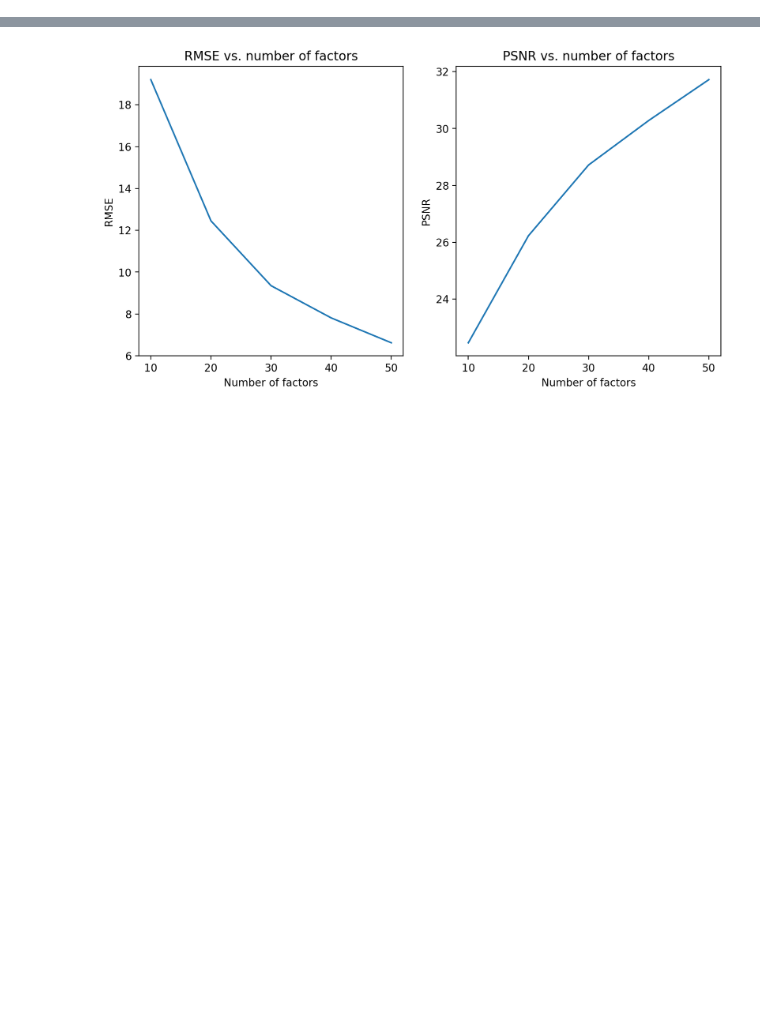
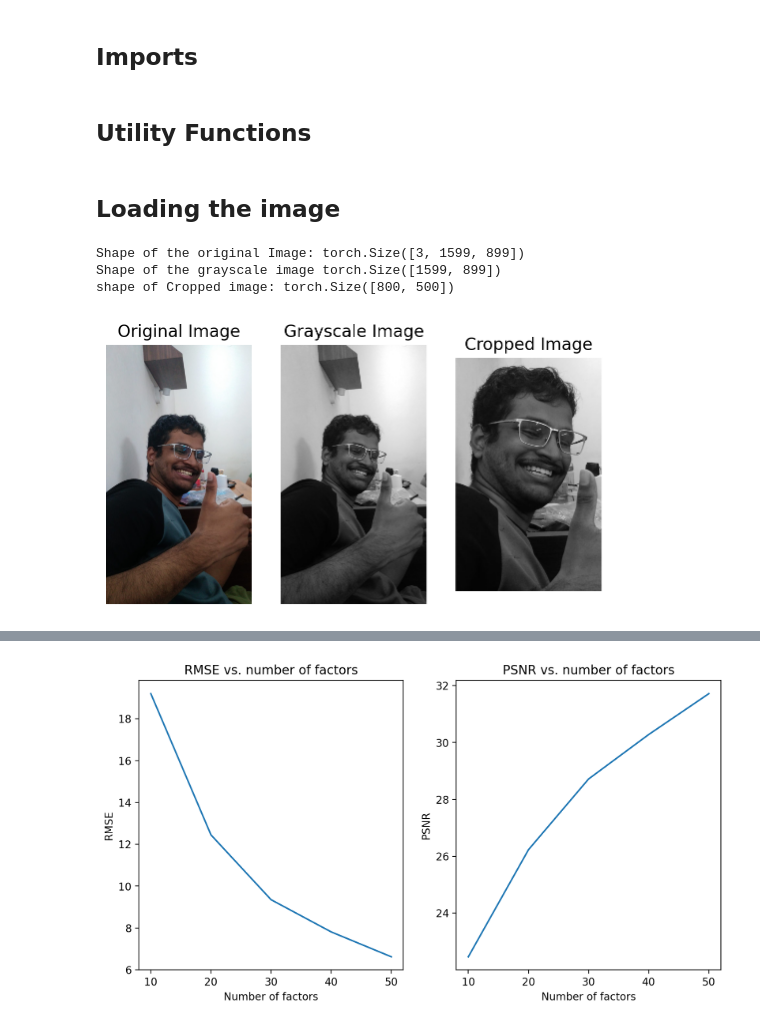
Before and after one commit to Karan-Gandhi/ES335-Assignment-2, a Jupyter notebook: task4.ipynb, the cells around one changed output, grey strips where cells are left out. Cells and saved outputs as stored; diff of their text form; code cells hidden in the pictures; blank space fills up the shorter version.

```diff
--- a/task4.ipynb
+++ b/task4.ipynb
@@ -1,3 +9,5 @@
+# %% [markdown]
+## Imports
 # %%
 import os
 import numpy as np
@@ -15,3 +25,52 @@ from metrics import calculate_rmse, calculate_psnr
 %config InlineBackend.figure_format = 'retina'
 
 device = torch.device("cuda:0" if torch.cuda.is_available() else "cpu")
+# %% [markdown]
+## Utility Functions
+# %%
+def display_image(img, gray=True):
+    if gray:
+        plt.imshow(img, cmap='gray')
+    else:
+        plt.imshow(img)
+    plt.axis('off')
+
+# Mask the image with NaN values
+def mask_image(img, prop):
+    img_copy = img.clone()
+    mask = torch.rand(img.shape) < prop
+    # img_copy[200:300, 200:300] = float('nan')
+    img_copy[mask] = float('nan')
+    return img_copy, mask
+# %% [markdown]
+## Loading the image
+# %%
+# Read in a image from torchvision
+def load_image(path):
+	img = torchvision.io.read_image(path)
+	print("Shape of the original Image:", img.shape)
+
+	img = img.clone().detach().to(float)
+	plt.subplot(1, 3, 1)
+	display_image(img.permute(1, 2, 0) / 255, gray=False)
+	plt.title("Original Image")
+
+	img = img.mean(dim=0, keepdim=False) # convert to grayscale
+	print("Shape of the grayscale image", img.shape)
+	plt.subplot(1, 3, 2)
+	display_image(img)
+	plt.title("Grayscale Image")
+
+	crop = torchvision.transforms.functional.crop(img, 400, 200, 800, 500)
+	print("shape of Cropped image:", crop.shape)
+	plt.subplot(1, 3, 3)
+	display_image(crop)
+	plt.title("Cropped Image")
+	return img, crop
+
+img, crop = load_image("./sample_images/bro.jpg")
+# %% [output]
+Shape of the original Image: torch.Size([3, 1599, 899])
+Shape of the grayscale image torch.Size([1599, 899])
+shape of Cropped image: torch.Size([800, 500])
+[figure, added]
```
Also changed, not shown: parts of 17 cells of this notebook.
